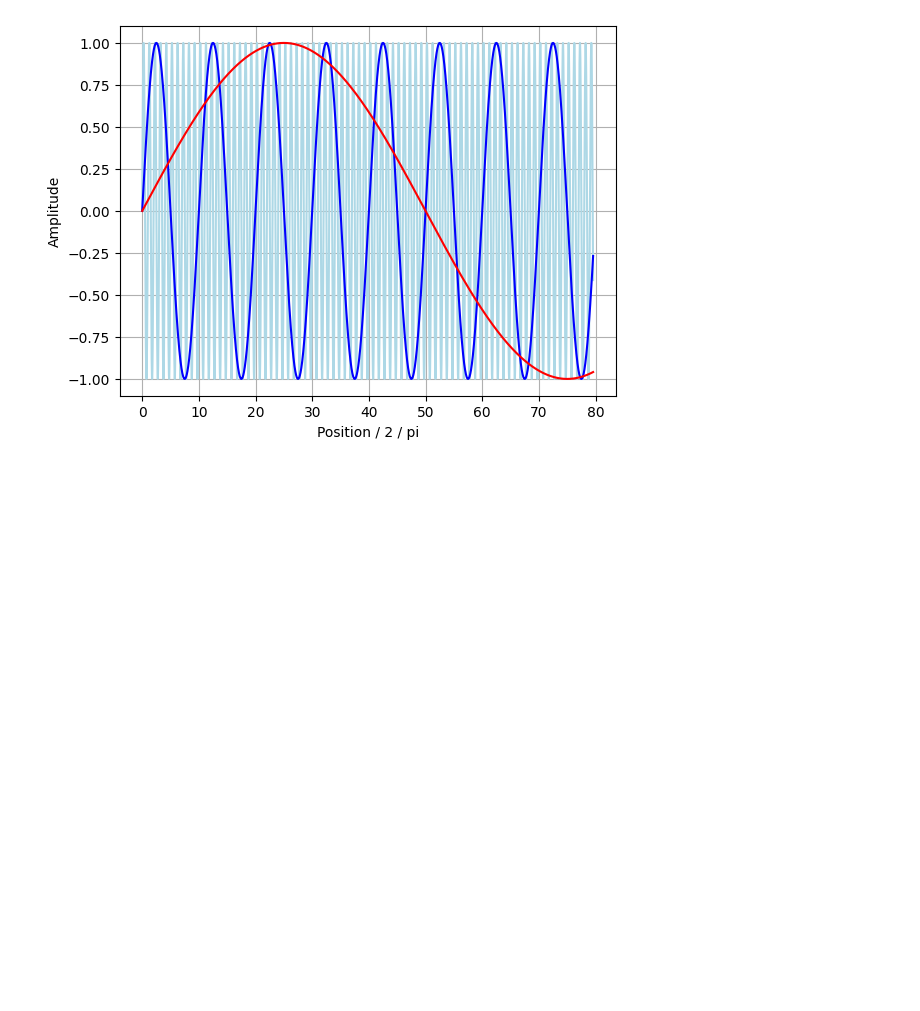
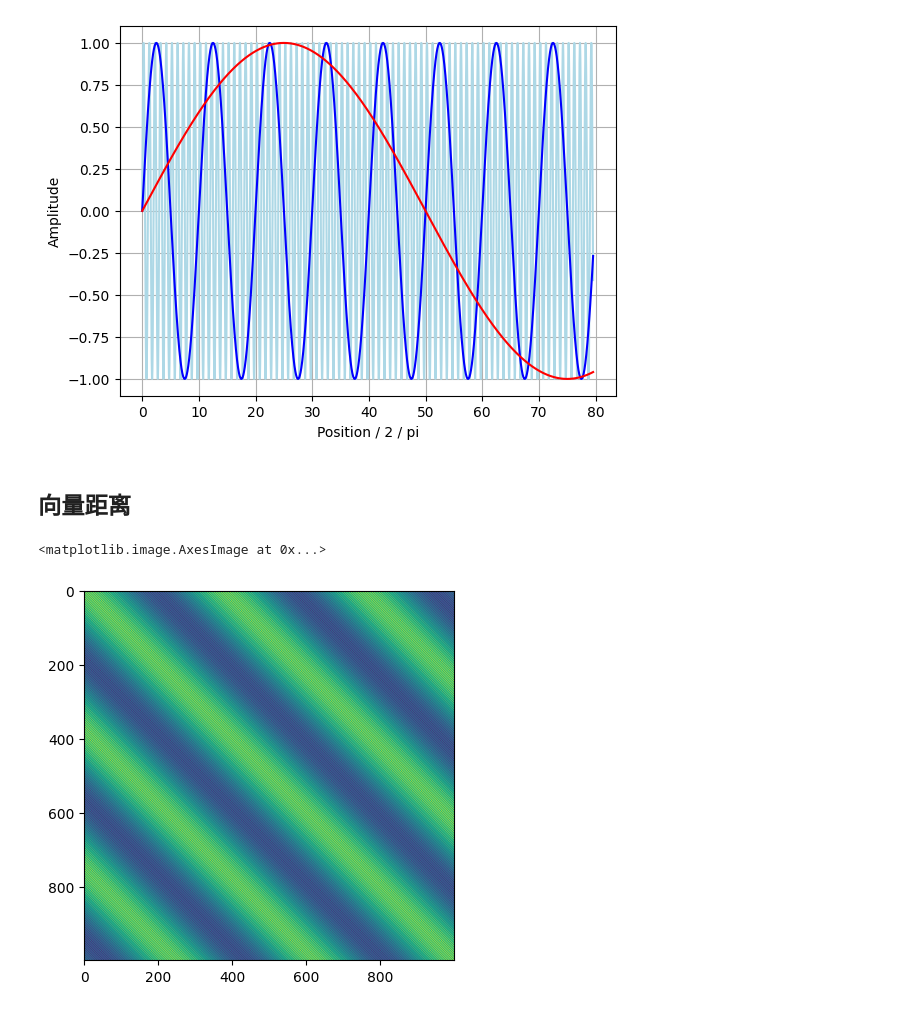
Before and after one commit to flaneur2020/flaneur2020.github.io, a Jupyter notebook: exercises/positional-encoding/pe.ipynb, the cells around one changed output. Drawn from its saved outputs; the diff is of its cells as text; code cells hidden in the pictures; blank space fills up the shorter version.

```diff
--- a/exercises/positional-encoding/pe.ipynb
+++ b/exercises/positional-encoding/pe.ipynb
@@ -121,3 +124,29 @@ plt.ylabel('Amplitude')
 plt.show()
 # %% [output]
 [figure]
+# %% [markdown]
+## 向量距离
+# %%
+def clockPosition(k):
+    return np.array([
+        np.sin(k),
+        np.cos(k),
+        np.sin(k / 60),
+        np.cos(k / 60),
+        np.sin(k / 3600),
+        np.cos(k / 3600),
+    ])
+
+def clockPosition2(k, d=8):
+    p = np.zeros(d)
+    for i in range(0, int(d/2)):
+        p[i*2] = np.sin(k / (60 ** i))
+        p[i*2+1] = np.cos(k / (60 ** i))
+    return p
+
+pe = np.array([clockPosition2(i) for i in range(1000)])
+distances = pe.dot(pe.T)
+plt.imshow(distances)
+# %% [output]
+<matplotlib.image.AxesImage at 0x...>
+[figure, added]
```
Also changed, not shown: parts of 3 cells of this notebook.
